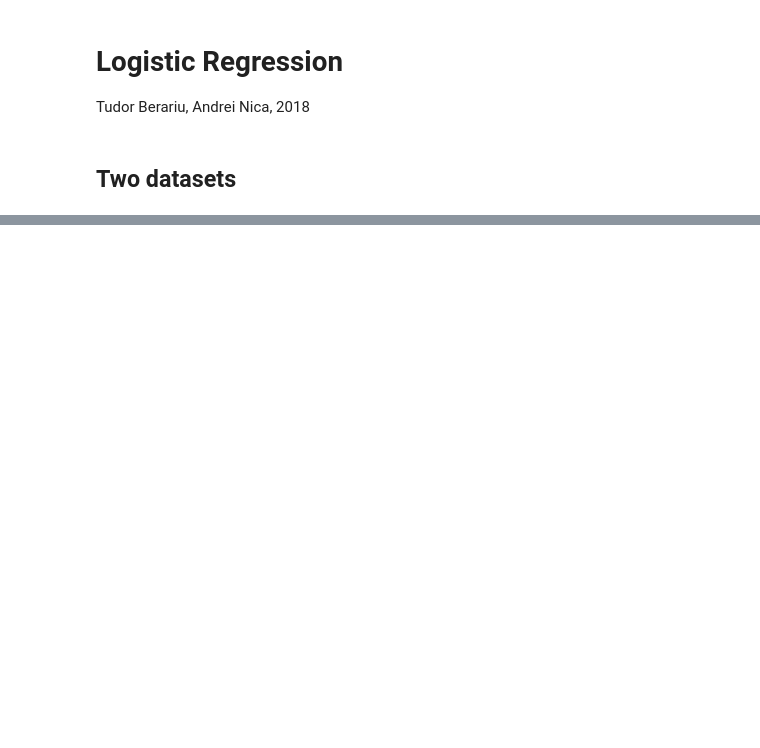
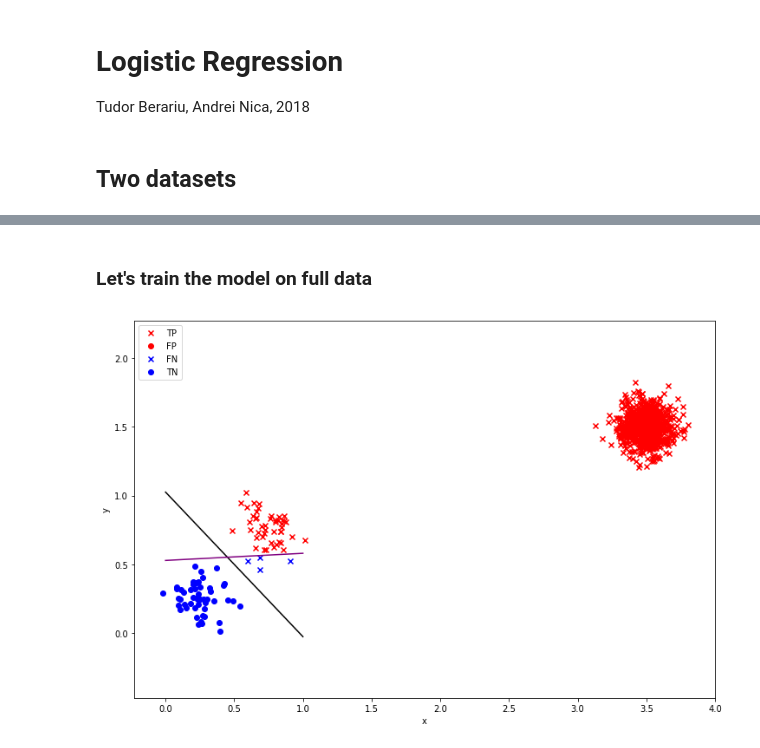
Before and after one commit to andreicnica/summer-school, a Jupyter notebook: demo-nn/Logistic Regression.ipynb, the cells around one changed output, grey strips where cells are left out. Cells and saved outputs as stored; diff of their text form; code cells hidden in the pictures; blank space fills up the shorter version.

```diff
--- a/demo-nn/Logistic Regression.ipynb
+++ b/demo-nn/Logistic Regression.ipynb
@@ -74,0 +124,18 @@ visualize_dataset(X, T, Y=np.random.uniform(size=T.size))
+# %% [markdown]
+### Let's train the model on full data
+# %%
+W_full = train_linear(X_full, T_full)
+Y = predict_linear(X_full, W_full)
+ax = visualize_dataset(X_full, T_full, Y);
+
+__x = np.linspace(0, 1, 100)
+__y = (.5 - __x * W[0] - W[2]) / W[1]
+plt.plot(__x, __y, c="black", axes=ax)
+
+__y = (.5 - __x * W_full[0] - W_full[2]) / W_full[1]
+plt.plot(__x, __y, c="purple", axes=ax)
+
+
+plt.show()
+# %% [output]
+[figure, added]
```
Also changed, not shown: parts of 12 cells of this notebook.
